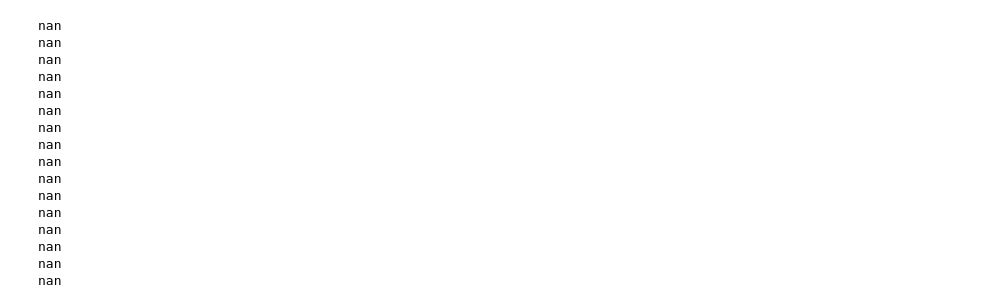
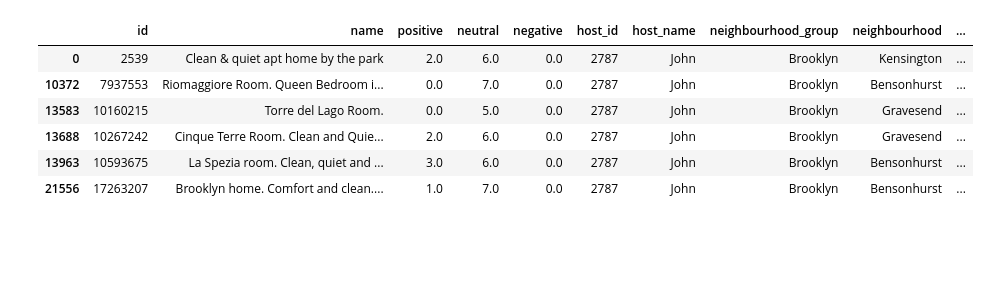
Before and after one commit to trevca/STA-160-MT, a Jupyter notebook: Trevor Notebook.ipynb, the cells around one changed output. Saved outputs shown, nothing was run; the diff lists cells and outputs as text; code cells hidden in the pictures; blank space fills up the shorter version.

```diff
--- a/Trevor Notebook.ipynb
+++ b/Trevor Notebook.ipynb
@@ -53,25 +175,17 @@ airbnb
+# %%
+airbnb[airbnb['host_id'] == 2787]
+# %% [output]
+|  | id | name | positive | neutral | negative | host_id | host_name | neighbourhood_group | neighbourhood | ... |
+| 0 | 2539 | Clean & quiet apt home by the park | 2.0 | 6.0 | 0.0 | 2787 | John | Brooklyn | Kensington | ... |
+| 10372 | 7937553 | Riomaggiore Room. Queen Bedroom i... | 0.0 | 7.0 | 0.0 | 2787 | John | Brooklyn | Bensonhurst | ... |
+| 13583 | 10160215 | Torre del Lago Room. | 0.0 | 5.0 | 0.0 | 2787 | John | Brooklyn | Gravesend | ... |
+| 13688 | 10267242 | Cinque Terre Room. Clean and Quie... | 2.0 | 6.0 | 0.0 | 2787 | John | Brooklyn | Gravesend | ... |
+| 13963 | 10593675 | La Spezia room. Clean, quiet and ... | 3.0 | 6.0 | 0.0 | 2787 | John | Brooklyn | Bensonhurst | ... |
+| 21556 | 17263207 | Brooklyn home. Comfort and clean.... | 1.0 | 7.0 | 0.0 | 2787 | John | Brooklyn | Bensonhurst | ... |
 # %%
-lengths = []
-for name in airbnb['name']:
+pairs = []
+for name in new_airbnb['name']:
     try:
-        lengths.append(len(name))
+        pairs.append(np.array([numCap(name), numPunctuation(name), len(name)]))
     except:
-        print(name)
-        lengths.append(0)
+        pairs.append(np.array([0,0,0]))
-# %% [output]
-nan
-nan
-nan
-nan
-nan
-nan
-nan
-nan
-nan
-nan
-nan
-nan
-nan
-nan
-nan
-nan
```
Also changed, not shown: parts of 35 cells of this notebook, 1 other file.
